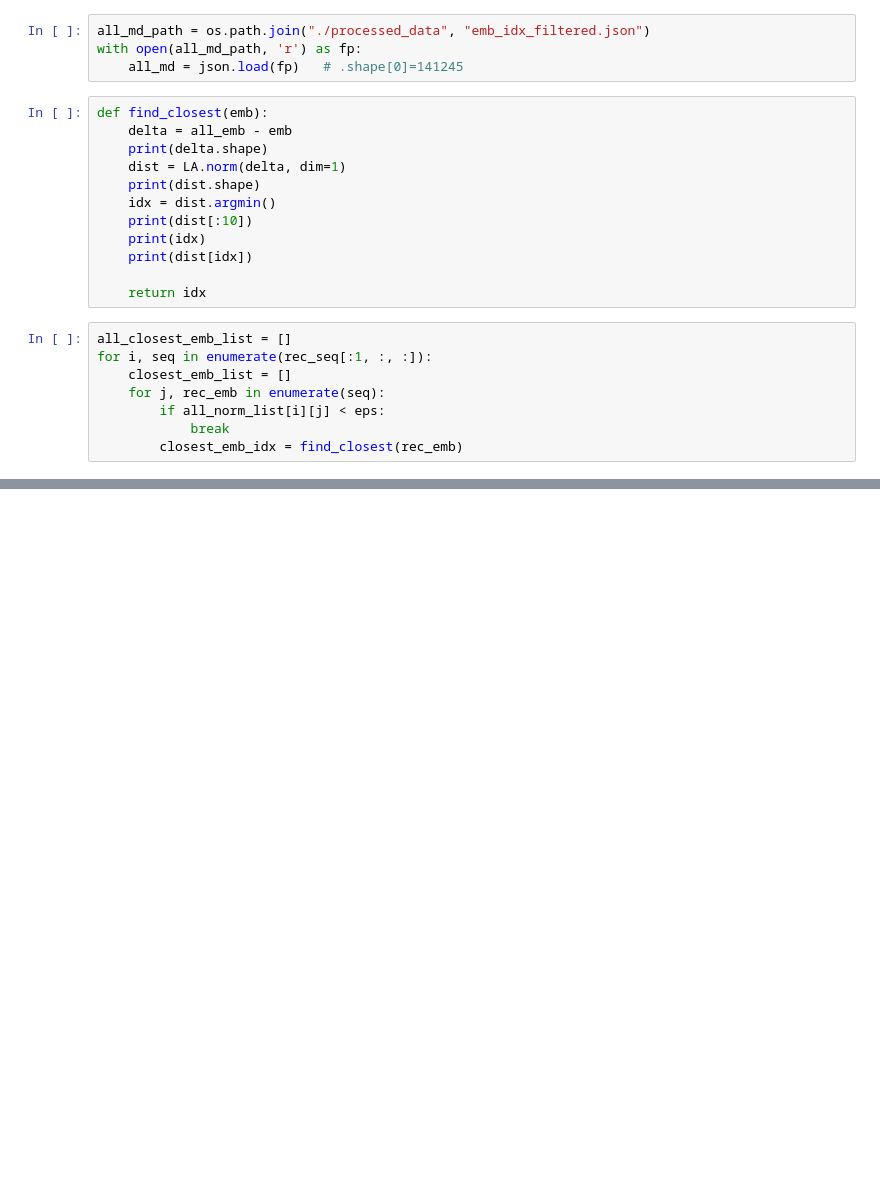
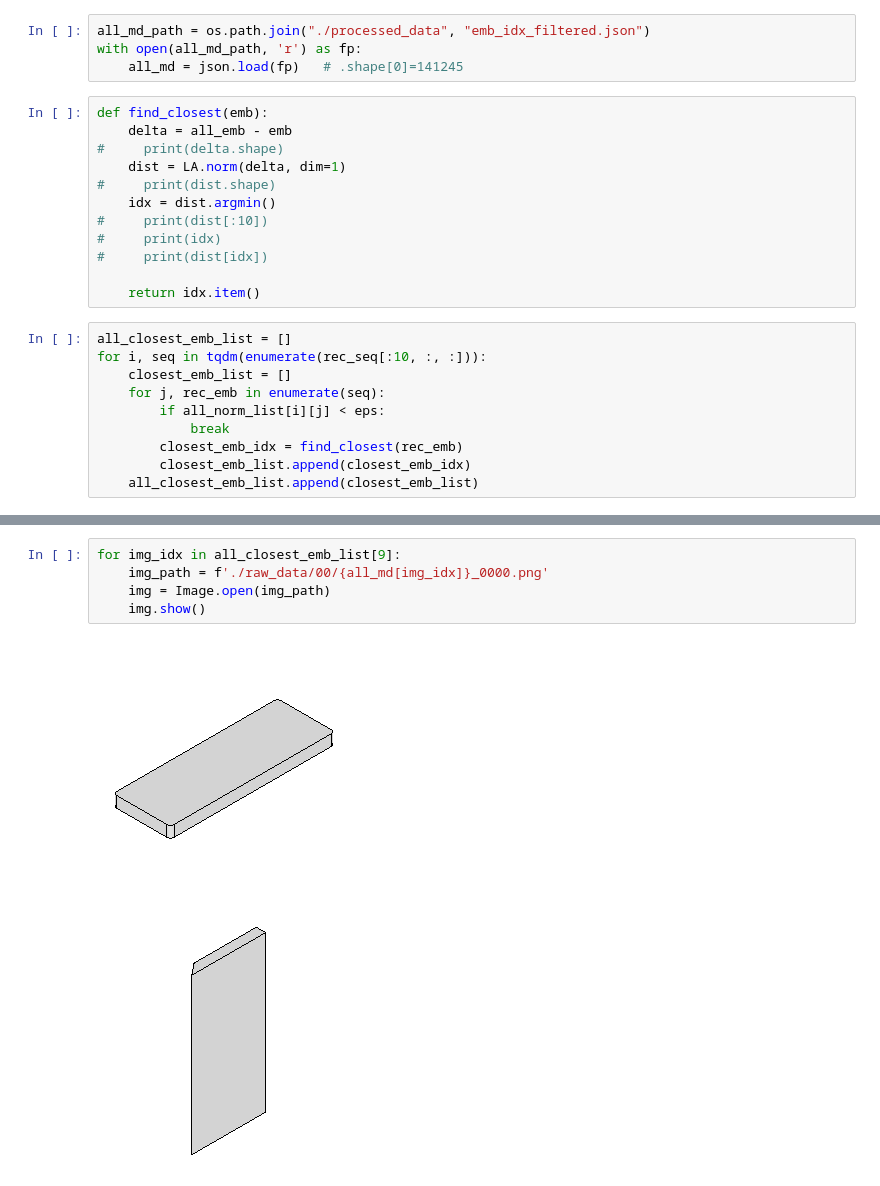
Before and after one commit to gymbeijing/mechanism-identification-public, a Jupyter notebook: search_parts.ipynb, the cells around one changed output, grey strips where cells are left out. Cells and saved outputs as stored; diff of their text form; blank space fills up the shorter version.

Commit message:
Computed closest parts

```diff
--- a/search_parts.ipynb
+++ b/search_parts.ipynb
@@ -58,20 +60,22 @@ with open(all_md_path, 'r') as fp:
 # %%
 def find_closest(emb):
     delta = all_emb - emb
-    print(delta.shape)
+#     print(delta.shape)
     dist = LA.norm(delta, dim=1)
-    print(dist.shape)
+#     print(dist.shape)
     idx = dist.argmin()
-    print(dist[:10])
-    print(idx)
-    print(dist[idx])
+#     print(dist[:10])
+#     print(idx)
+#     print(dist[idx])
 
-    return idx
+    return idx.item()
 # %%
 all_closest_emb_list = []
-for i, seq in enumerate(rec_seq[:1, :, :]):
+for i, seq in tqdm(enumerate(rec_seq[:10, :, :])):
     closest_emb_list = []
     for j, rec_emb in enumerate(seq):
         if all_norm_list[i][j] < eps:
             break
         closest_emb_idx = find_closest(rec_emb)
+        closest_emb_list.append(closest_emb_idx)
+    all_closest_emb_list.append(closest_emb_list)
@@ -90,0 +95,8 @@ tensor(0.1648, grad_fn=<SelectBackward0>)
+# %%
+for img_idx in all_closest_emb_list[9]:
+    img_path = f'./raw_data/00/{all_md[img_idx]}_0000.png'
+    img = Image.open(img_path)
+    img.show()
+# %% [output]
+[figure, added]
+[figure, added]
```
Also changed, not shown: parts of 6 cells of this notebook.
